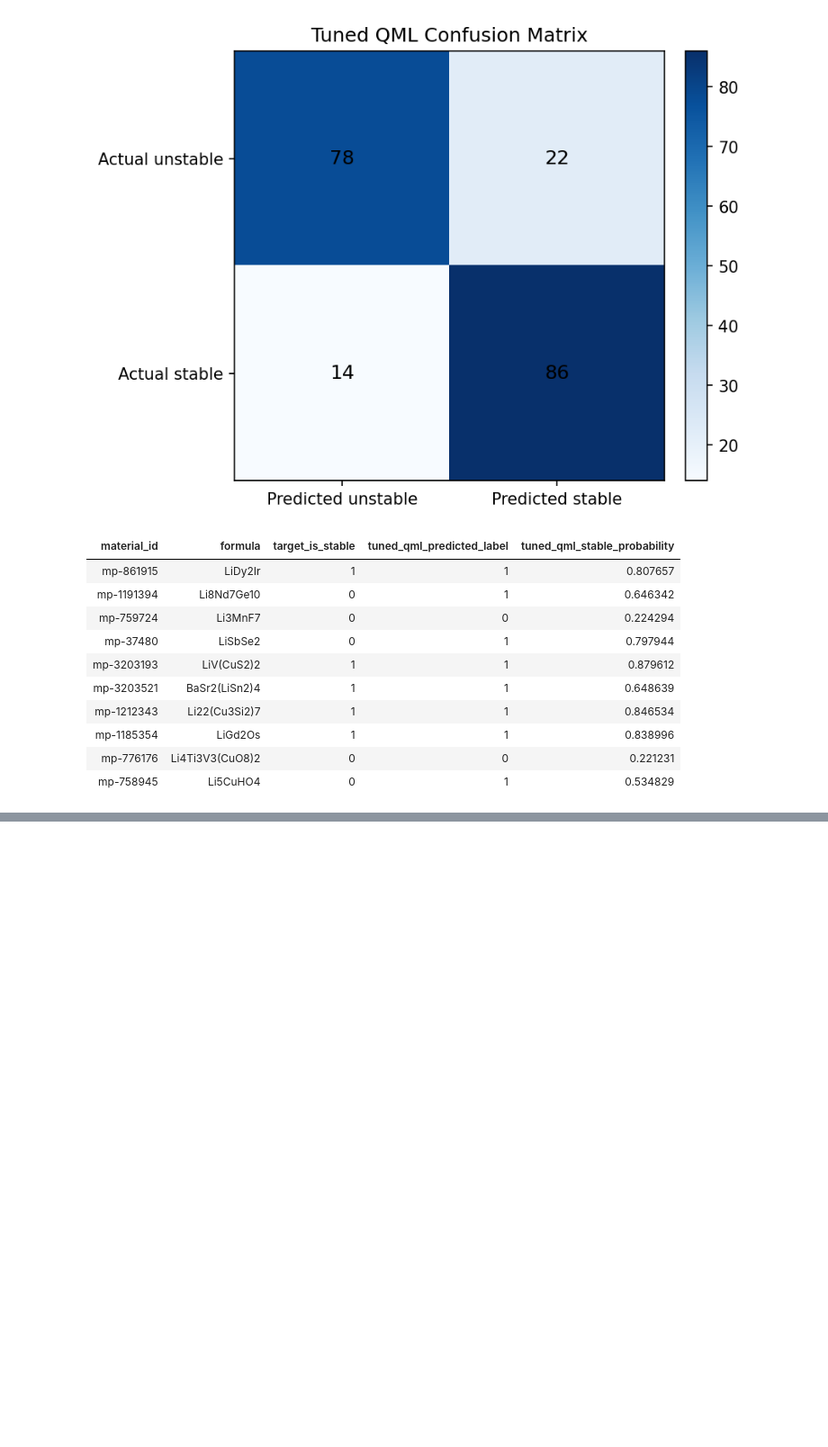
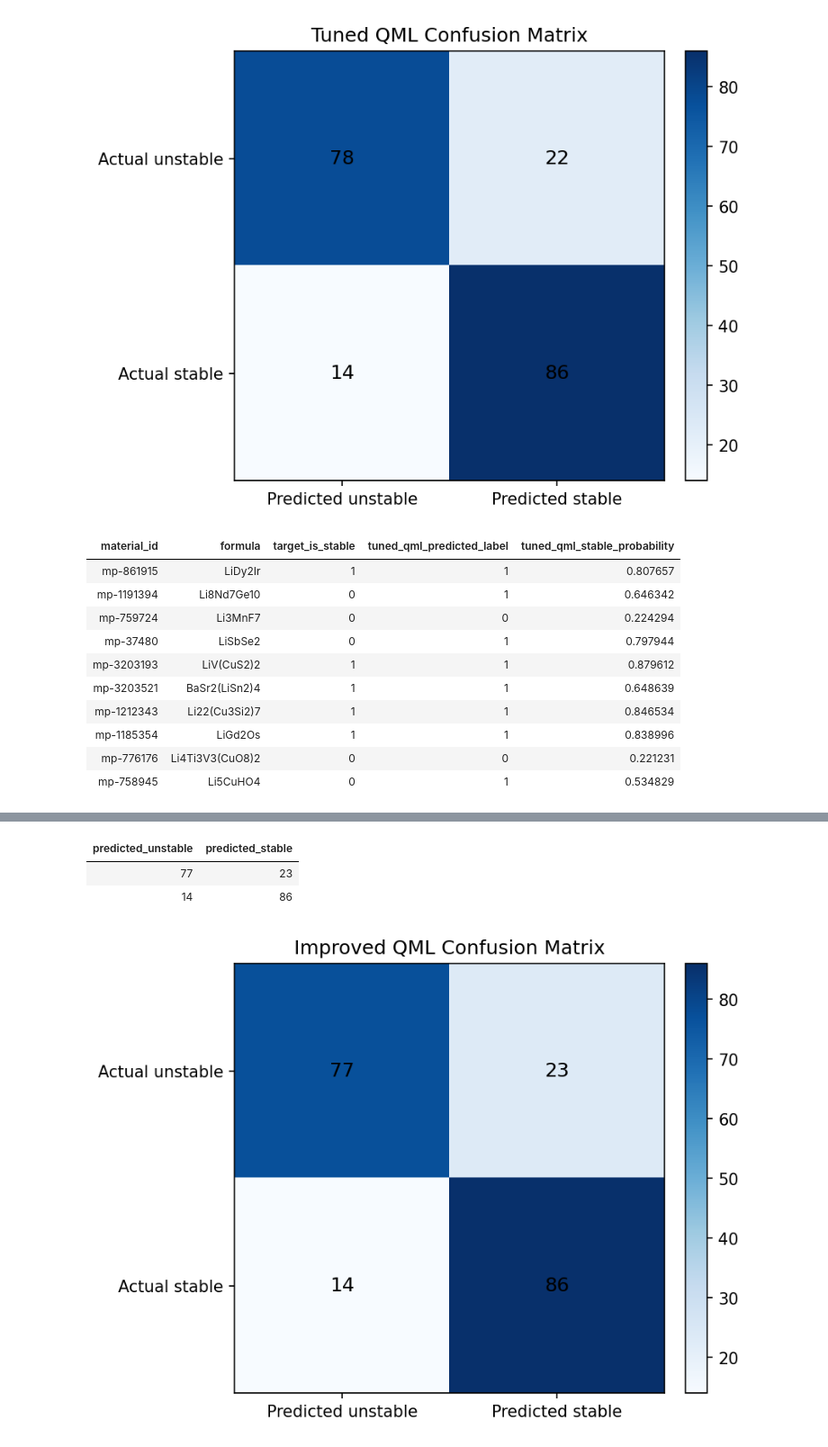
Before and after one commit to lifeknife10A/hybrid-quantum-battery-stability-prediction, a Jupyter notebook: Summer Vacation/Summer Vacation Main Presentation.ipynb, the cells around one changed output, grey strips where cells are left out. Shown at 90% size. Drawn from its saved outputs; the diff is of its cells as text; code cells hidden in the pictures; blank space fills up the shorter version.

```diff
--- a/Summer Vacation/Summer Vacation Main Presentation.ipynb
+++ b/Summer Vacation/Summer Vacation Main Presentation.ipynb
@@ -310,0 +365,28 @@ display(sample_predictions_dataframe)
+# %%
+improved_qml_confusion_matrix = confusion_matrix(
+    improved_true_labels,
+    improved_qml_predicted_labels,
+    labels=[0, 1],
+)
+improved_confusion_dataframe = pd.DataFrame(
+    improved_qml_confusion_matrix,
+    index=["actual_unstable", "actual_stable"],
+    columns=["predicted_unstable", "predicted_stable"],
+)
+display(improved_confusion_dataframe)
+
+plt.figure(figsize=(5.8, 4.8))
+plt.imshow(improved_qml_confusion_matrix, cmap="Blues")
+plt.title("Improved QML Confusion Matrix")
+plt.xticks([0, 1], ["Predicted unstable", "Predicted stable"])
+plt.yticks([0, 1], ["Actual unstable", "Actual stable"])
+for row_index in range(2):
+    for column_index in range(2):
+        plt.text(column_index, row_index, improved_qml_confusion_matrix[row_index, column_index], ha="center", va="center")
+plt.colorbar()
+plt.show()
+# %% [output]
+| predicted_unstable | predicted_stable |
+| 77 | 23 |
+| 14 | 86 |
+[figure, added]
```
Also changed, not shown: parts of 6 cells of this notebook, 12 other files.
